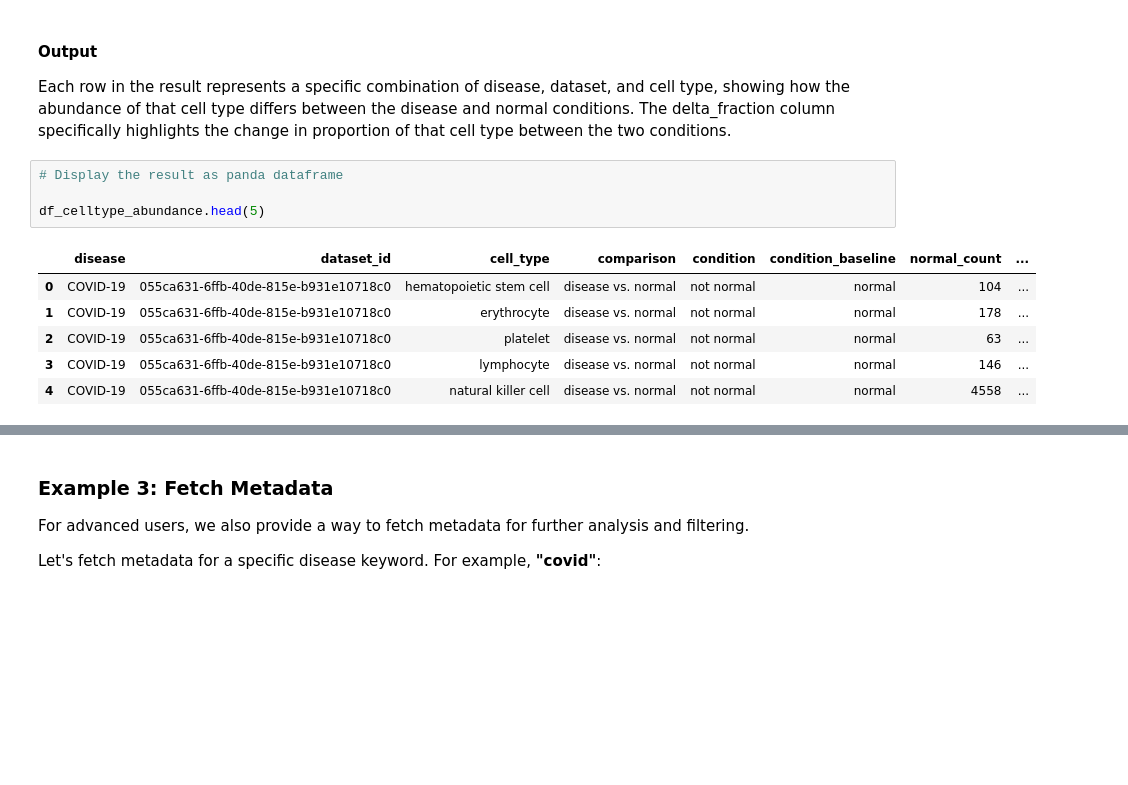
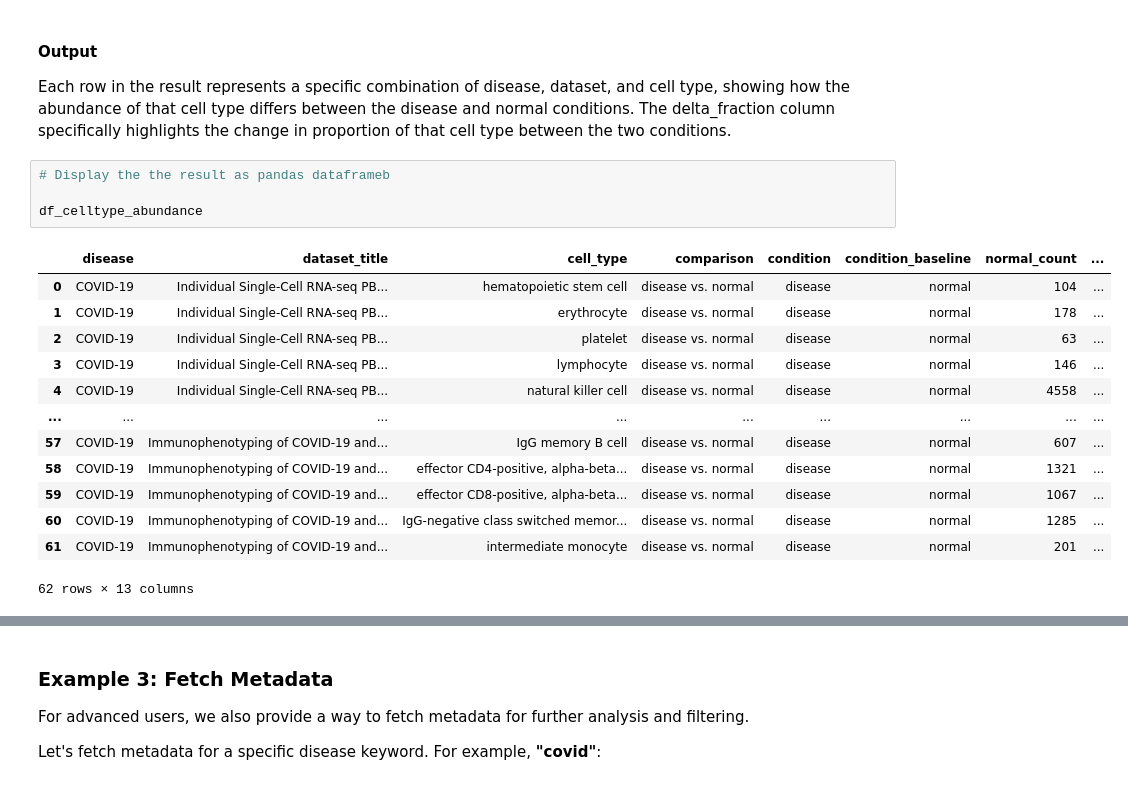
Before and after one commit to fabilab/cell_atlas_approximations_disease_API, a Jupyter notebook: api_tutorial.ipynb, the cells around one changed output, grey strips where cells are left out. Cells and saved outputs as stored; diff of their text form; blank space fills up the shorter version.

```diff
--- a/api_tutorial.ipynb
+++ b/api_tutorial.ipynb
@@ -44,13 +59,20 @@ None
 
 Each row in the result represents a specific combination of disease, dataset, and cell type, showing how the abundance of that cell type differs between the disease and normal conditions. The delta_fraction column specifically highlights the change in proportion of that cell type between the two conditions.
 # %%
-# Display the result as panda dataframe
+# Display the the result as pandas dataframeb
 
-df_celltype_abundance.head(5)
+df_celltype_abundance
 # %% [output]
-|  | disease | dataset_id | cell_type | comparison | condition | condition_baseline | normal_count | ... |
-| 0 | COVID-19 | 055ca631-6ffb-40de-815e-b931e10718c0 | hematopoietic stem cell | disease vs. normal | not normal | normal | 104 | ... |
-| 1 | COVID-19 | 055ca631-6ffb-40de-815e-b931e10718c0 | erythrocyte | disease vs. normal | not normal | normal | 178 | ... |
-| 2 | COVID-19 | 055ca631-6ffb-40de-815e-b931e10718c0 | platelet | disease vs. normal | not normal | normal | 63 | ... |
-| 3 | COVID-19 | 055ca631-6ffb-40de-815e-b931e10718c0 | lymphocyte | disease vs. normal | not normal | normal | 146 | ... |
-| 4 | COVID-19 | 055ca631-6ffb-40de-815e-b931e10718c0 | natural killer cell | disease vs. normal | not normal | normal | 4558 | ... |
+|  | disease | dataset_title | cell_type | comparison | condition | condition_baseline | normal_count | ... |
+| 0 | COVID-19 | Individual Single-Cell RNA-seq PB... | hematopoietic stem cell | disease vs. normal | disease | normal | 104 | ... |
+| 1 | COVID-19 | Individual Single-Cell RNA-seq PB... | erythrocyte | disease vs. normal | disease | normal | 178 | ... |
+| 2 | COVID-19 | Individual Single-Cell RNA-seq PB... | platelet | disease vs. normal | disease | normal | 63 | ... |
+| 3 | COVID-19 | Individual Single-Cell RNA-seq PB... | lymphocyte | disease vs. normal | disease | normal | 146 | ... |
+| 4 | COVID-19 | Individual Single-Cell RNA-seq PB... | natural killer cell | disease vs. normal | disease | normal | 4558 | ... |
+| ... | ... | ... | ... | ... | ... | ... | ... | ... |
+| 57 | COVID-19 | Immunophenotyping of COVID-19 and... | IgG memory B cell | disease vs. normal | disease | normal | 607 | ... |
+| 58 | COVID-19 | Immunophenotyping of COVID-19 and... | effector CD4-positive, alpha-beta... | disease vs. normal | disease | normal | 1321 | ... |
+| 59 | COVID-19 | Immunophenotyping of COVID-19 and... | effector CD8-positive, alpha-beta... | disease vs. normal | disease | normal | 1067 | ... |
+| 60 | COVID-19 | Immunophenotyping of COVID-19 and... | IgG-negative class switched memor... | disease vs. normal | disease | normal | 1285 | ... |
+| 61 | COVID-19 | Immunophenotyping of COVID-19 and... | intermediate monocyte | disease vs. normal | disease | normal | 201 | ... |
+62 rows × 13 columns
```
Also changed, not shown: parts of 21 cells of this notebook, 2 other files.
